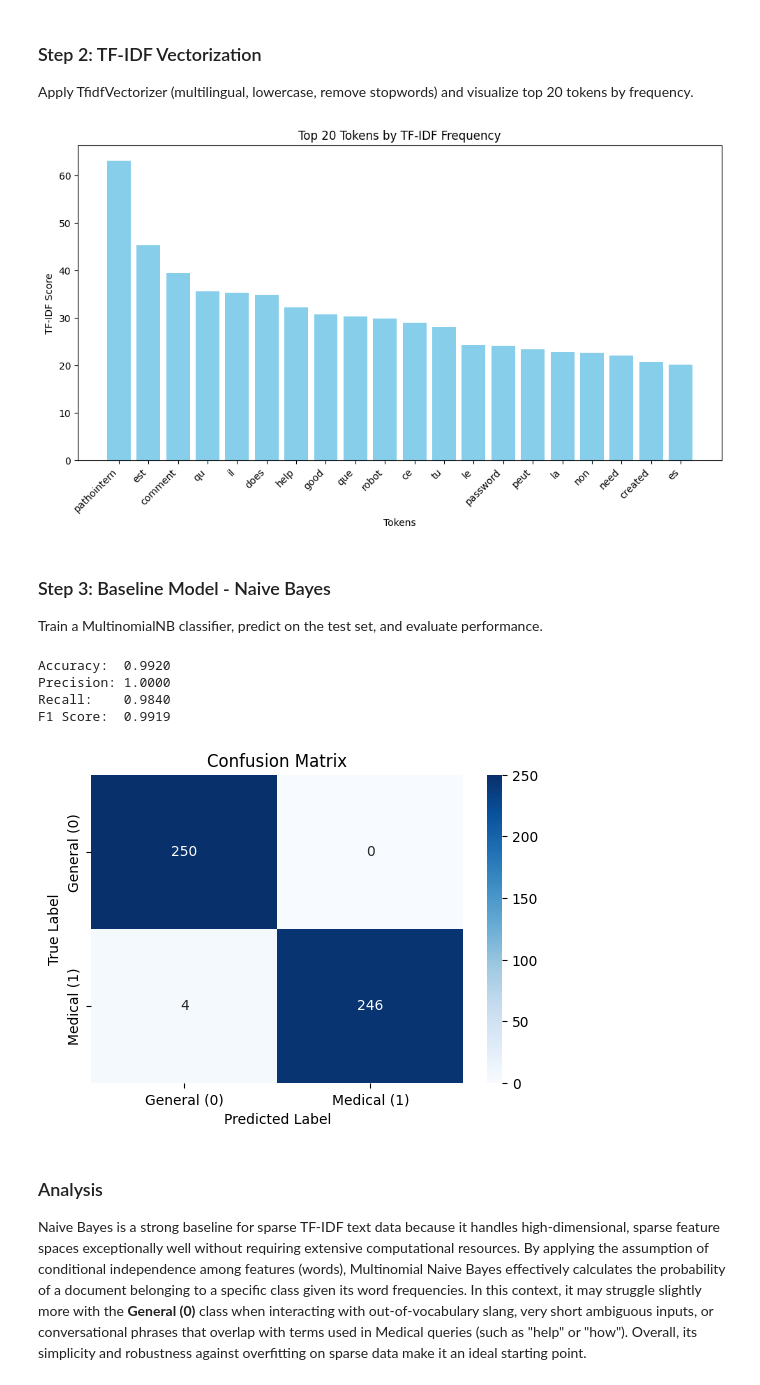
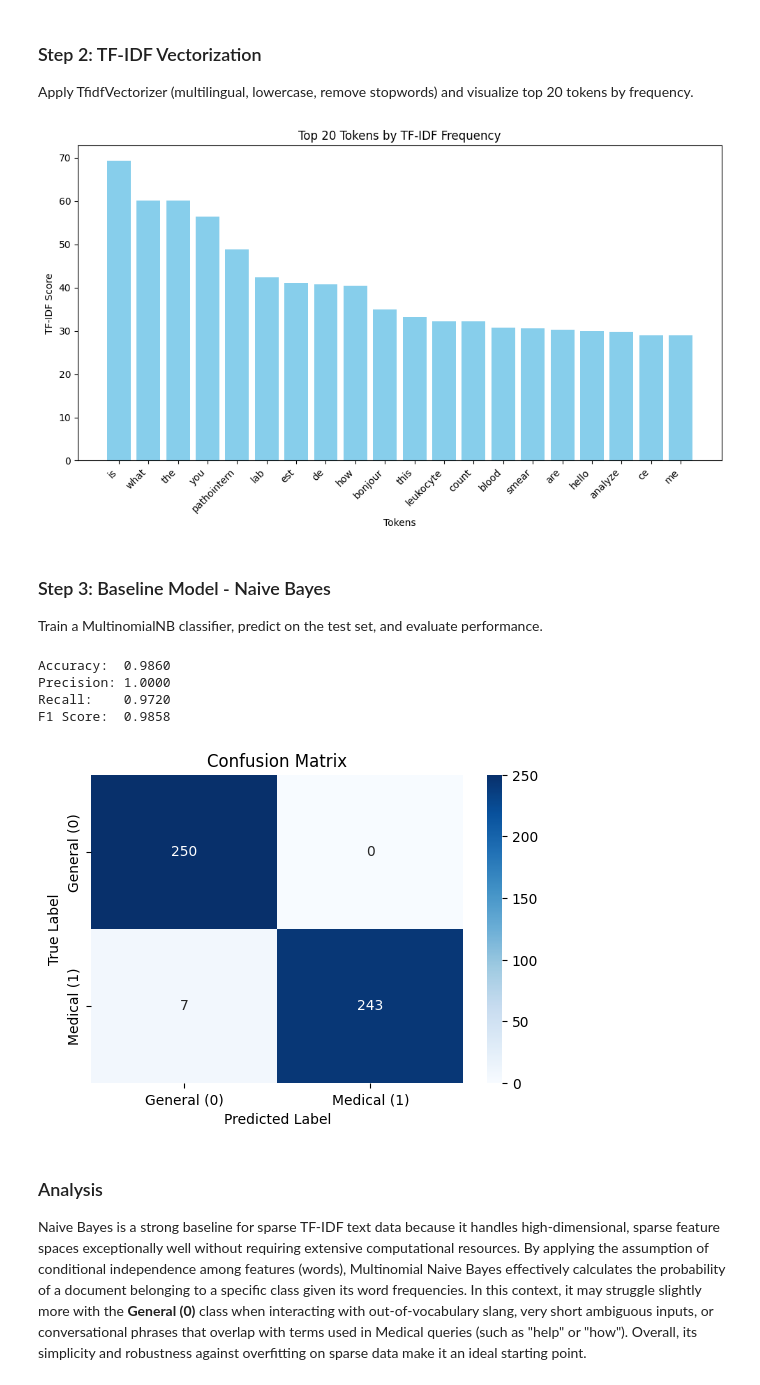
Before and after one commit to alicih4n/NaturalLanguageProcessing, a Jupyter notebook: notebooks/PathoIntern_Intent_Engine.ipynb, the cells around one changed output. Saved outputs shown, nothing was run; the diff lists cells and outputs as text; code cells hidden in the pictures.

```diff
--- a/notebooks/PathoIntern_Intent_Engine.ipynb
+++ b/notebooks/PathoIntern_Intent_Engine.ipynb
@@ -33,34 +33,34 @@ Apply TfidfVectorizer (multilingual, lowercase, remove stopwords) and visualize
 # %%
 import matplotlib.pyplot as plt
 from sklearn.feature_extraction.text import TfidfVectorizer
 import numpy as np
 import nltk
 
 # Using english and french stop words if available, otherwise just english
 # For demonstration without requiring NLTK downloads in the exact environment, we pass 'english' built-in stop words.
 # A more robust approach for multilingual would be to combine lists.
-vectorizer = TfidfVectorizer(lowercase=True, stop_words='english', max_features=5000)
+vectorizer = TfidfVectorizer(lowercase=True, stop_words=None, max_features=5000)
 X_train_tfidf = vectorizer.fit_transform(X_train)
 X_test_tfidf = vectorizer.transform(X_test)
 
 # Calculate sum of tfidf scores for each feature
 sum_words = X_train_tfidf.sum(axis=0)
 words_freq = [(word, sum_words[0, idx]) for word, idx in vectorizer.vocabulary_.items()]
 words_freq = sorted(words_freq, key=lambda x: x[1], reverse=True)[:20]
 
 words = [w[0] for w in words_freq]
 scores = [w[1] for w in words_freq]
 
 plt.figure(figsize=(10, 6))
 plt.bar(words, scores, color='skyblue')
 plt.title('Top 20 Tokens by TF-IDF Frequency')
 plt.xlabel('Tokens')
 plt.ylabel('TF-IDF Score')
 plt.xticks(rotation=45, ha='right')
 plt.tight_layout()
 plt.show()
 # %% [output]
-[figure, old version]
+[figure, new version]
 # %% [markdown]
 ### Step 3: Baseline Model - Naive Bayes
 Train a MultinomialNB classifier, predict on the test set, and evaluate performance.
@@ -96,10 +96,10 @@ plt.xlabel('Predicted Label')
 plt.ylabel('True Label')
 plt.show()
 # %% [output]
-Accuracy:  0.9920
+Accuracy:  0.9860
 Precision: 1.0000
-Recall:    0.9840
-F1 Score:  0.9919
+Recall:    0.9720
+F1 Score:  0.9858
 [figure]
 # %% [markdown]
 ### Analysis
```
Also changed, not shown: parts of 5 cells of this notebook, 11 other files.
